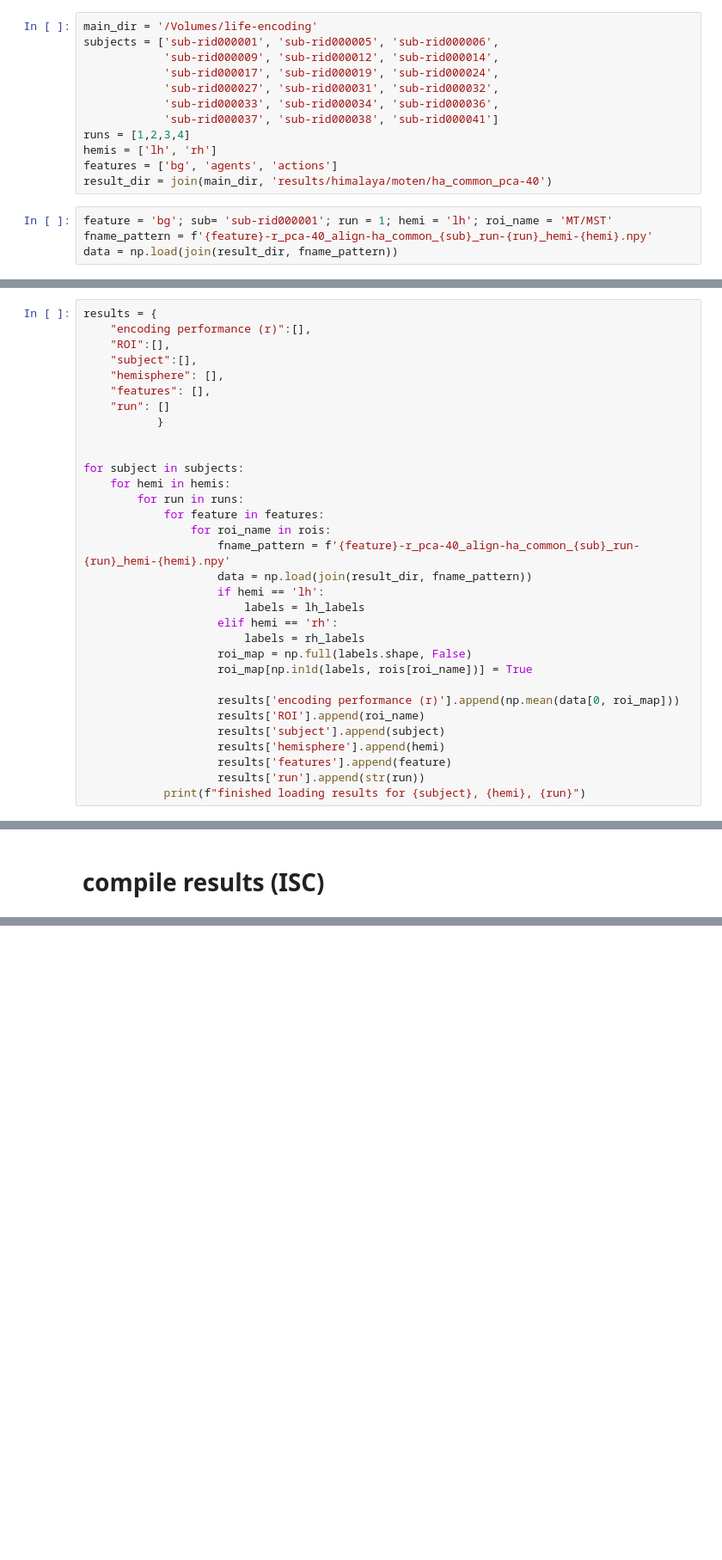
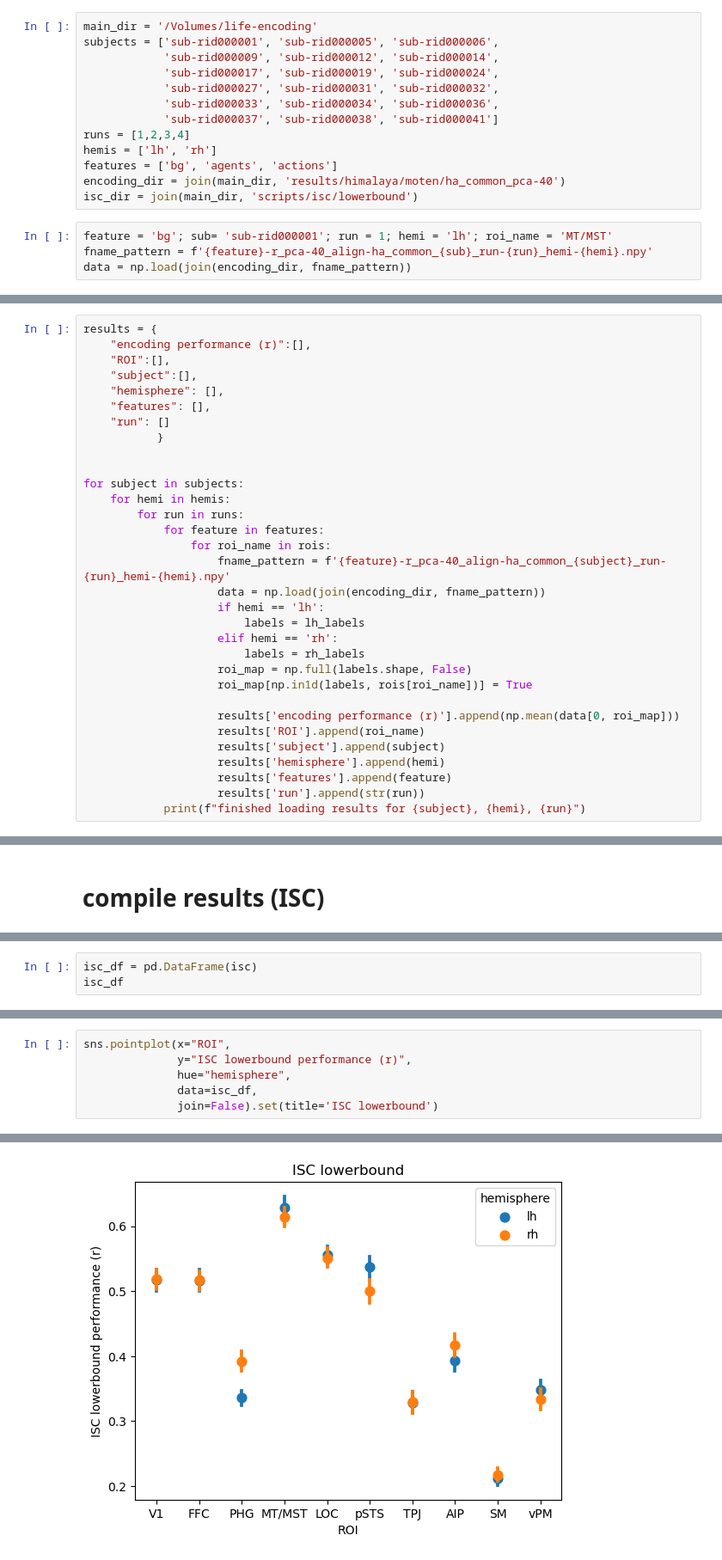
Before and after one commit to jungheejung/life-encoding, a Jupyter notebook: scripts/HCP-MMP/step02_extractcorr.ipynb, the cells around one changed output, grey strips where cells are left out. Shown at 86% size. Cells and saved outputs as stored; diff of their text form; blank space fills up the shorter version.

Commit message:
DEV: upper bound lowerbound

```diff
--- a/scripts/HCP-MMP/step02_extractcorr.ipynb
+++ b/scripts/HCP-MMP/step02_extractcorr.ipynb
@@ -54,11 +54,12 @@ subjects = ['sub-rid000001', 'sub-rid000005', 'sub-rid000006',
 runs = [1,2,3,4]
 hemis = ['lh', 'rh']
 features = ['bg', 'agents', 'actions']
-result_dir = join(main_dir, 'results/himalaya/moten/ha_common_pca-40')
+encoding_dir = join(main_dir, 'results/himalaya/moten/ha_common_pca-40')
+isc_dir = join(main_dir, 'scripts/isc/lowerbound')
 # %%
 feature = 'bg'; sub= 'sub-rid000001'; run = 1; hemi = 'lh'; roi_name = 'MT/MST'
 fname_pattern = f'{feature}-r_pca-40_align-ha_common_{sub}_run-{run}_hemi-{hemi}.npy'
-data = np.load(join(result_dir, fname_pattern))
+data = np.load(join(encoding_dir, fname_pattern))
 # %%
 data.shape
 # %% [output]
@@ -93,8 +95,8 @@ for subject in subjects:
         for run in runs:
             for feature in features:
                 for roi_name in rois:
-                    fname_pattern = f'{feature}-r_pca-40_align-ha_common_{sub}_run-{run}_hemi-{hemi}.npy'
-                    data = np.load(join(result_dir, fname_pattern))
+                    fname_pattern = f'{feature}-r_pca-40_align-ha_common_{subject}_run-{run}_hemi-{hemi}.npy'
+                    data = np.load(join(encoding_dir, fname_pattern))
                     if hemi == 'lh':
                         labels = lh_labels
                     elif hemi == 'rh':
@@ -266,0 +287,3 @@ for subject in subjects:
+# %%
+isc_df = pd.DataFrame(isc)
+isc_df
@@ -266,0 +306,7 @@ for subject in subjects:
+# %%
+sns.pointplot(x="ROI",
+              y="ISC lowerbound performance (r)",
+              hue="hemisphere",
+              data=isc_df,
+              join=False).set(title='ISC lowerbound')
+# %% [output]
@@ -266,0 +314 @@ for subject in subjects:
+[figure, added]
```
Also changed, not shown: parts of 17 cells of this notebook.
